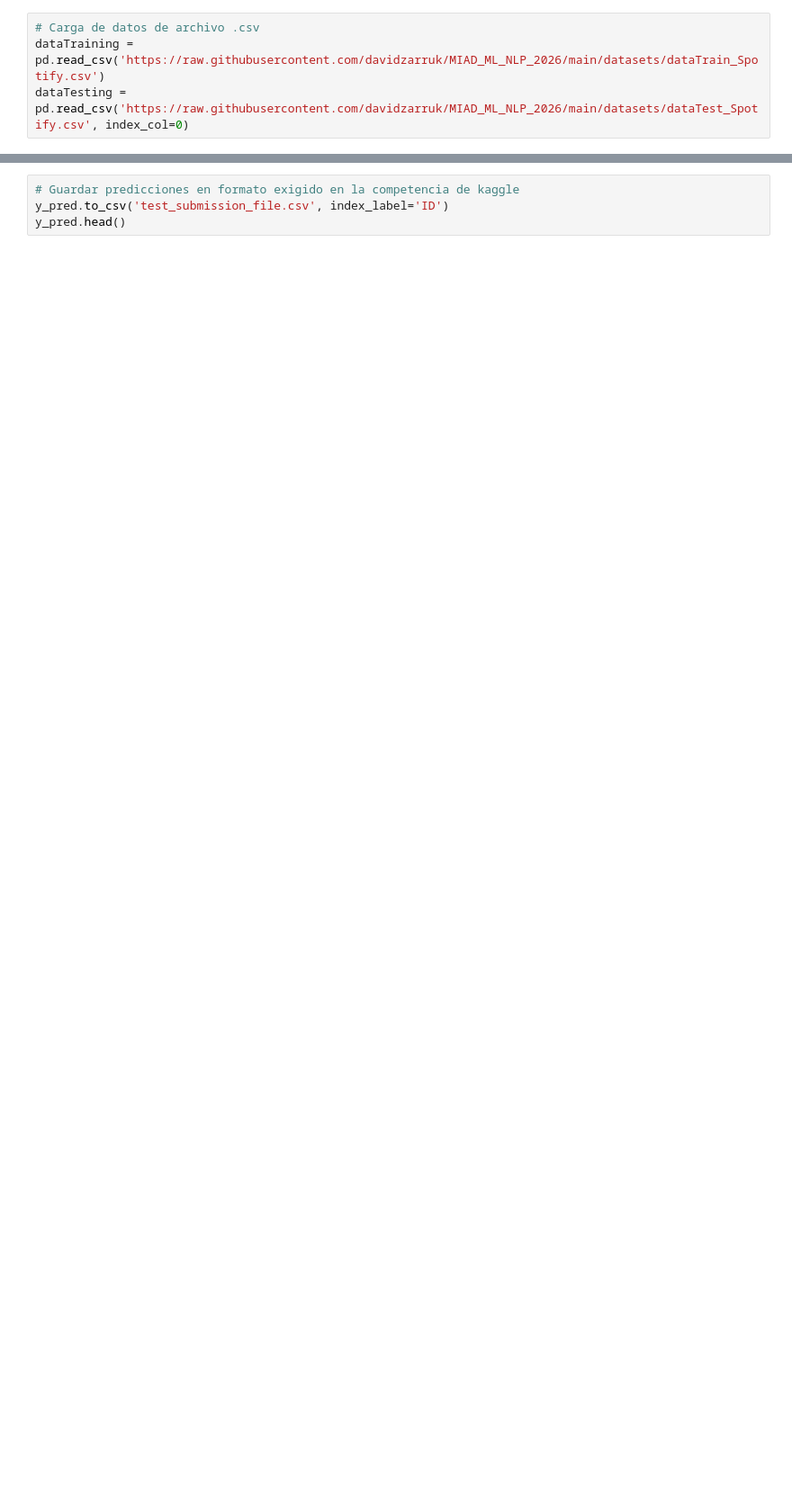
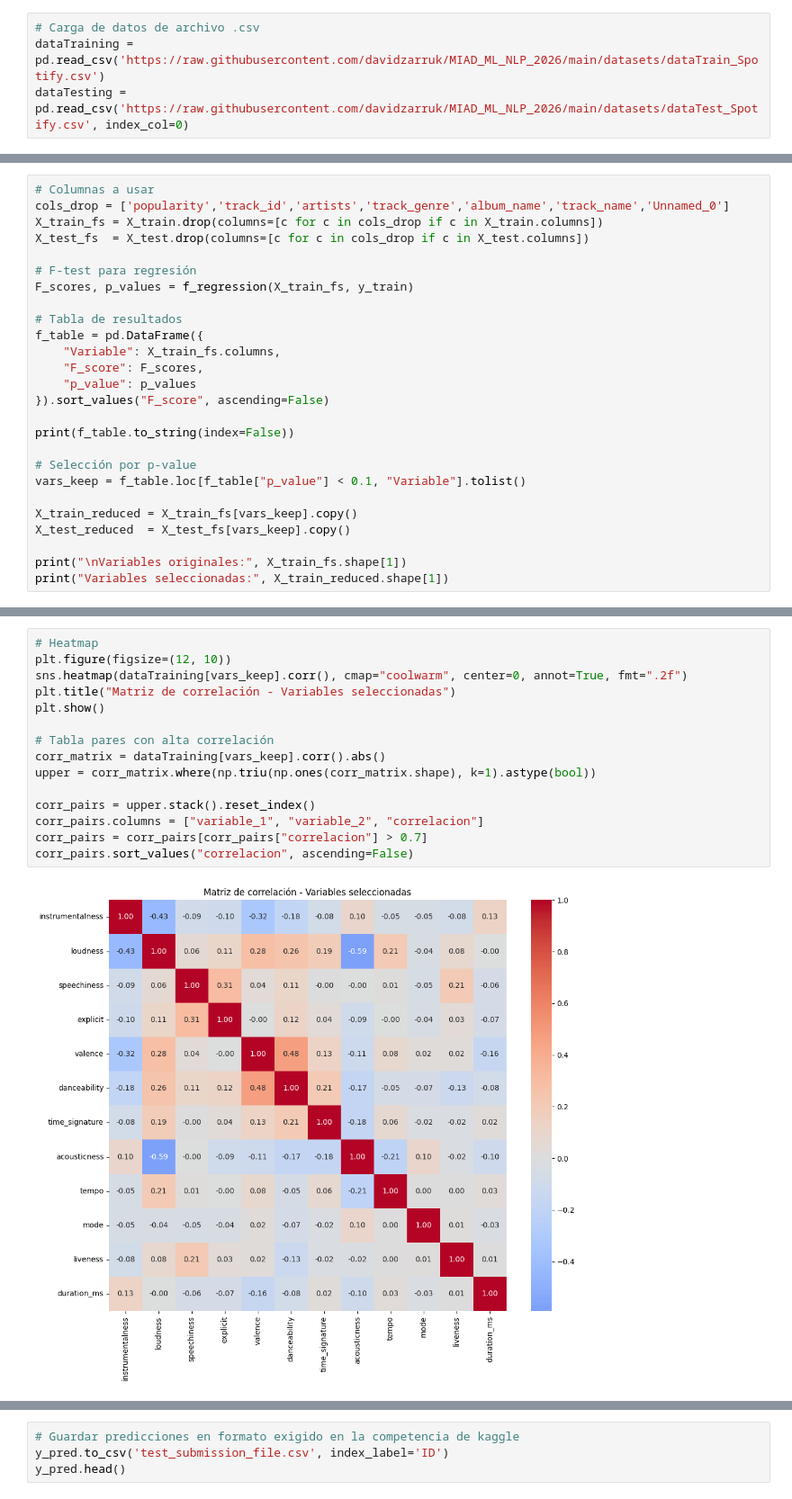
Before and after one commit to dianagar9527/Grupo_27_ML, a Jupyter notebook: Semana 3/S3P1_proyecto1_diana.ipynb, the cells around one changed output, grey strips where cells are left out. Shown at 90% size. Saved outputs shown, nothing was run; the diff lists cells and outputs as text; blank space fills up the shorter version.

```diff
--- a/Semana 3/S3P1_proyecto1_diana.ipynb
+++ b/Semana 3/S3P1_proyecto1_diana.ipynb
@@ -39,0 +265,26 @@ y_pred = pd.DataFrame(np.random.rand(dataTesting.shape[0]) * 100, index=dataTest
+# %%
+# Columnas a usar
+cols_drop = ['popularity','track_id','artists','track_genre','album_name','track_name','Unnamed_0']
+X_train_fs = X_train.drop(columns=[c for c in cols_drop if c in X_train.columns])
+X_test_fs  = X_test.drop(columns=[c for c in cols_drop if c in X_test.columns])
+
+# F-test para regresión
+F_scores, p_values = f_regression(X_train_fs, y_train)
+
+# Tabla de resultados
+f_table = pd.DataFrame({
+    "Variable": X_train_fs.columns,
+    "F_score": F_scores,
+    "p_value": p_values
+}).sort_values("F_score", ascending=False)
+
+print(f_table.to_string(index=False))
+
+# Selección por p-value
+vars_keep = f_table.loc[f_table["p_value"] < 0.1, "Variable"].tolist()
+
+X_train_reduced = X_train_fs[vars_keep].copy()
+X_test_reduced  = X_test_fs[vars_keep].copy()
+
+print("\nVariables originales:", X_train_fs.shape[1])
+print("Variables seleccionadas:", X_train_reduced.shape[1])
@@ -39,0 +323,17 @@ y_pred = pd.DataFrame(np.random.rand(dataTesting.shape[0]) * 100, index=dataTest
+# %%
+# Heatmap
+plt.figure(figsize=(12, 10))
+sns.heatmap(dataTraining[vars_keep].corr(), cmap="coolwarm", center=0, annot=True, fmt=".2f")
+plt.title("Matriz de correlación - Variables seleccionadas")
+plt.show()
+
+# Tabla pares con alta correlación
+corr_matrix = dataTraining[vars_keep].corr().abs()
+upper = corr_matrix.where(np.triu(np.ones(corr_matrix.shape), k=1).astype(bool))
+
+corr_pairs = upper.stack().reset_index()
+corr_pairs.columns = ["variable_1", "variable_2", "correlacion"]
+corr_pairs = corr_pairs[corr_pairs["correlacion"] > 0.7]
+corr_pairs.sort_values("correlacion", ascending=False)
+# %% [output]
+[figure, added]
```
Also changed, not shown: parts of 46 cells of this notebook.
